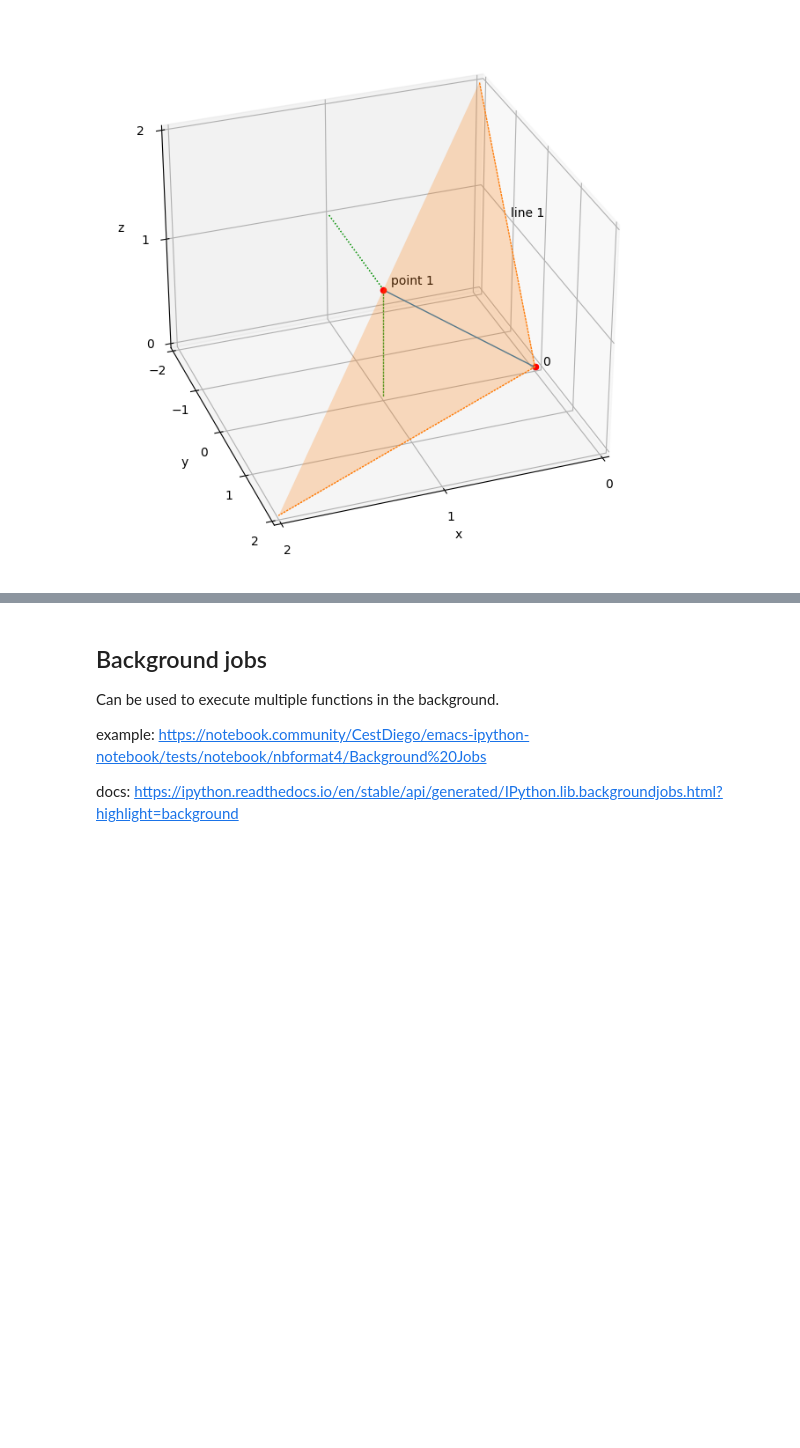
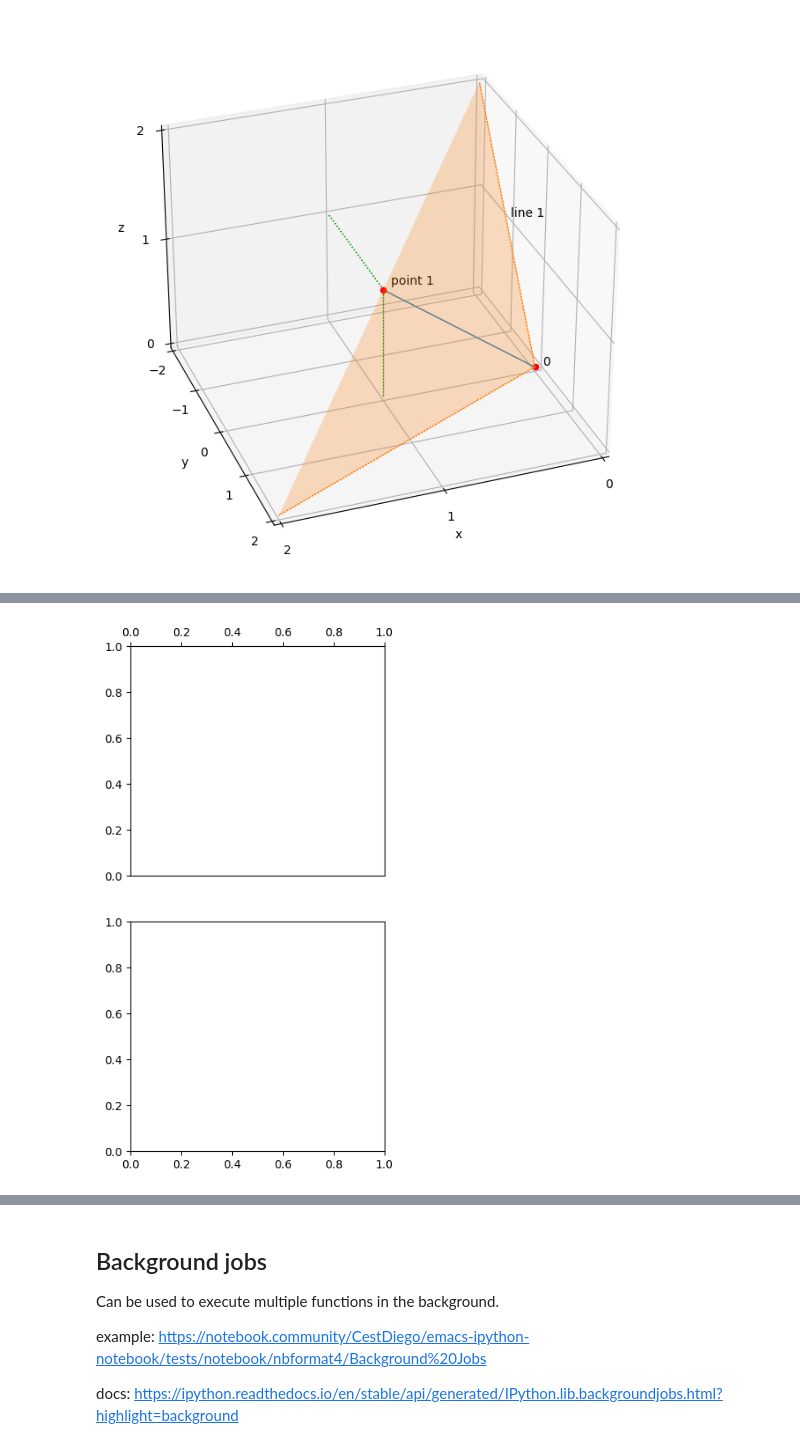
Before and after one commit to MartinVoelkl94/Python_compendium, a Jupyter notebook: Python_compendium.ipynb, the cells around one changed output, grey strips where cells are left out. Cells and saved outputs as stored; diff of their text form; code cells hidden in the pictures; blank space fills up the shorter version.

```diff
--- a/Python_compendium.ipynb
+++ b/Python_compendium.ipynb
@@ -646,0 +681,11 @@ plt.show()
+# %%
+import matplotlib.pyplot as plt
+
+#2 plots aligned vertically
+fig, (ax1, ax2) = plt.subplots(nrows=2, ncols=1, #number of rowas and columns
+                               figsize=(4, 8),  #total plot size
+                              )
+ax1.xaxis.tick_top() #adjust tick position for second plot
+plt.show()
+# %% [output]
+[figure, added]
```
Also changed, not shown: parts of 13 cells of this notebook.
